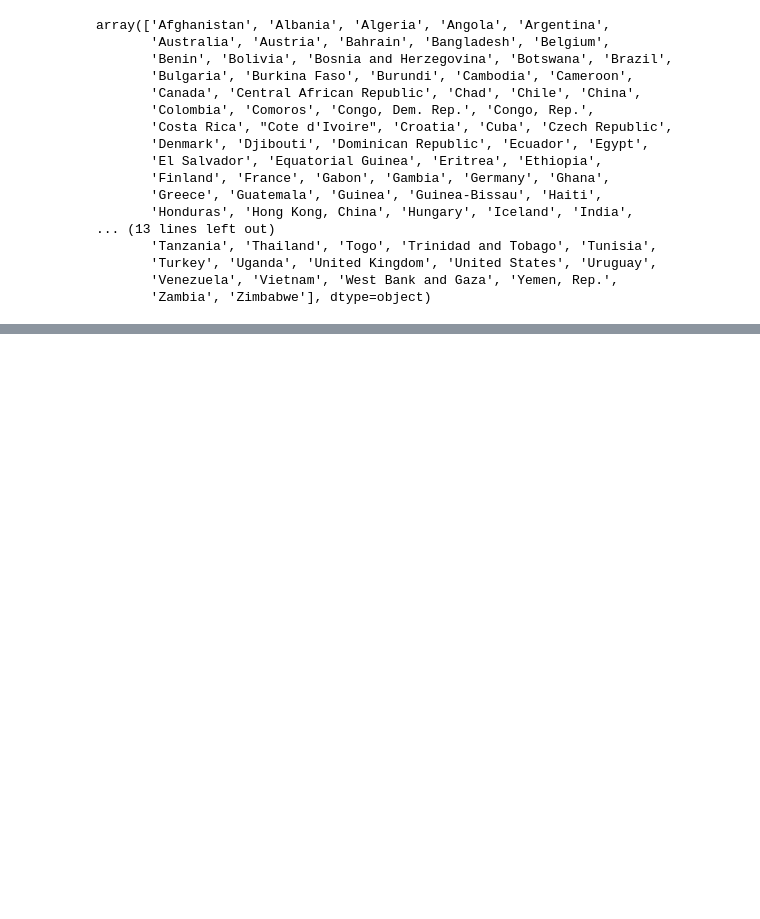
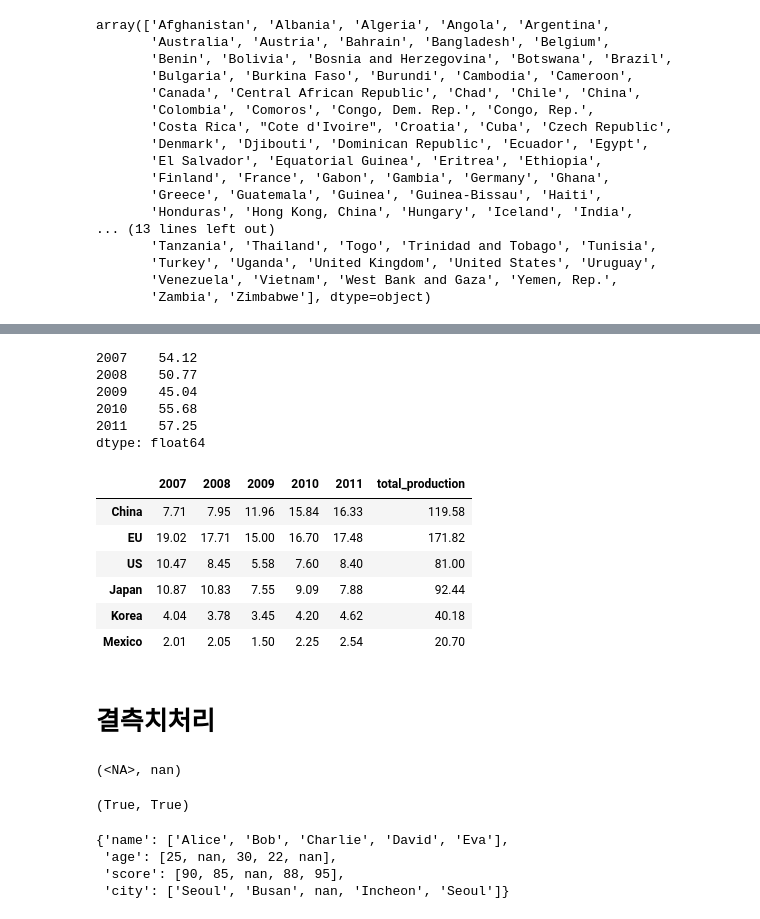
Before and after one commit to dhrhee96/hipython, a Jupyter notebook: 42.데이터전처리.ipynb, the cells around one changed output, grey strips where cells are left out. Saved outputs shown, nothing was run; the diff lists cells and outputs as text; code cells hidden in the pictures; blank space fills up the shorter version.

```diff
--- a/42.데이터전처리.ipynb
+++ b/42.데이터전처리.ipynb
@@ -411,0 +482,5 @@ array(['Afghanistan', 'Albania', 'Algeria', 'Angola', 'Argentina',
+# %%
+veh_df=pd.read_csv('./data/vehicle_prod.csv',index_col=0)
+# %%
+veh_df.rename(columns={'Unnamed: 0':'Country'},inplace=True)
+veh_df
@@ -411,0 +505,9 @@ array(['Afghanistan', 'Albania', 'Algeria', 'Angola', 'Argentina',
+# %%
+veh_df.sum()
+# %% [output]
+2007    54.12
+2008    50.77
+2009    45.04
+2010    55.68
+2011    57.25
+dtype: float64
@@ -411,0 +516,35 @@ array(['Afghanistan', 'Albania', 'Algeria', 'Angola', 'Argentina',
+# %%
+veh_df['total_production']=veh_df.sum(axis=1)
+veh_df
+# %% [output]
+|  | 2007 | 2008 | 2009 | 2010 | 2011 | total_production |
+| China | 7.71 | 7.95 | 11.96 | 15.84 | 16.33 | 119.58 |
+| EU | 19.02 | 17.71 | 15.00 | 16.70 | 17.48 | 171.82 |
+| US | 10.47 | 8.45 | 5.58 | 7.60 | 8.40 | 81.00 |
+| Japan | 10.87 | 10.83 | 7.55 | 9.09 | 7.88 | 92.44 |
+| Korea | 4.04 | 3.78 | 3.45 | 4.20 | 4.62 | 40.18 |
+| Mexico | 2.01 | 2.05 | 1.50 | 2.25 | 2.54 | 20.70 |
+# %% [markdown]
+# 결측치처리
+# %%
+import numpy as np
+pd.NA,np.nan
+# %% [output]
+(<NA>, nan)
+# %%
+pd.isnull(np.nan),pd.isnull(pd.NA)
+# %% [output]
+(True, True)
+# %%
+data = {
+    'name': ['Alice', 'Bob', 'Charlie', 'David', 'Eva'],
+    'age': [25, np.nan, 30, 22, np.nan],
+    'score': [90, 85, np.nan, 88, 95],
+    'city': ['Seoul', 'Busan', np.nan, 'Incheon', 'Seoul']
+}
+data
+# %% [output]
+{'name': ['Alice', 'Bob', 'Charlie', 'David', 'Eva'],
+ 'age': [25, nan, 30, 22, nan],
+ 'score': [90, 85, nan, 88, 95],
+ 'city': ['Seoul', 'Busan', nan, 'Incheon', 'Seoul']}
```
Also changed, not shown: parts of 13 cells of this notebook.
